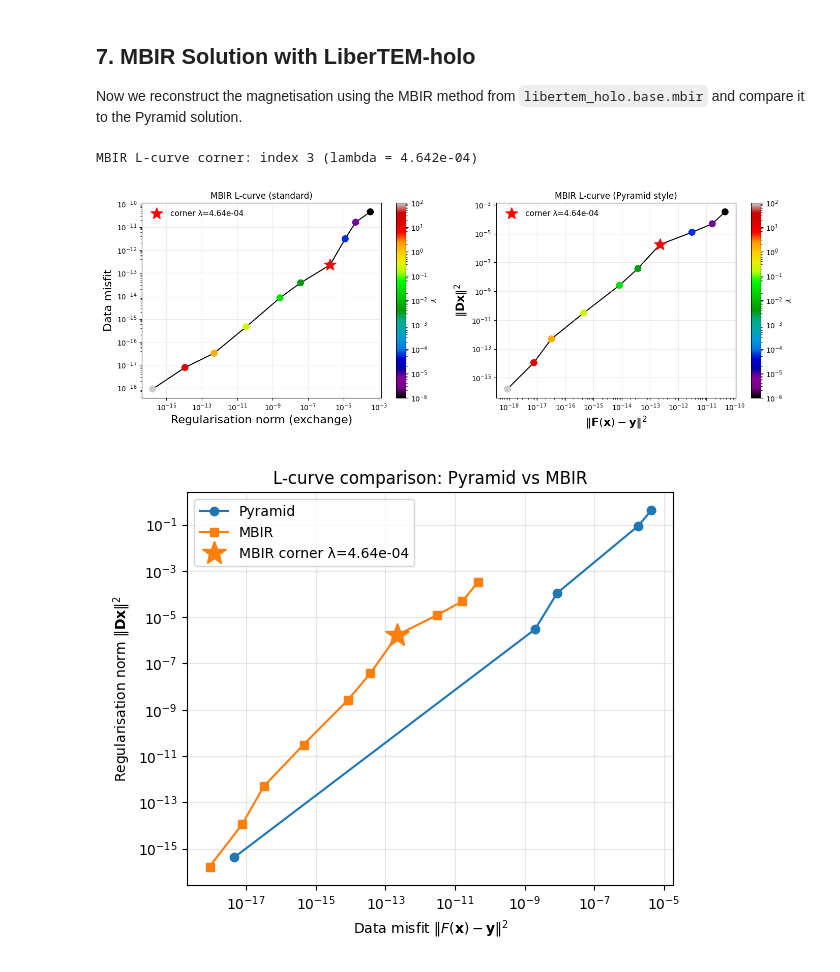
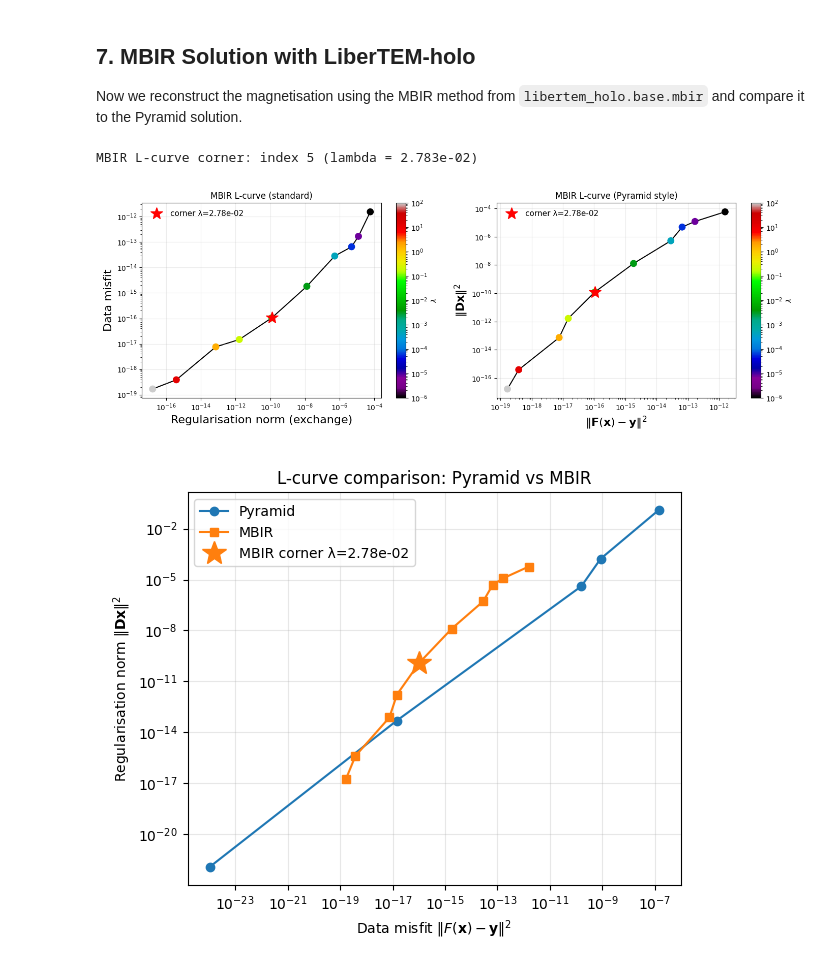
Before and after one commit to LiberTEM/LiberTEM-holo, a Jupyter notebook: notebooks/mbir_and_pyramid.ipynb, the cells around one changed output. Saved outputs shown, nothing was run; the diff lists cells and outputs as text; code cells hidden in the pictures.

```diff
--- a/notebooks/mbir_and_pyramid.ipynb
+++ b/notebooks/mbir_and_pyramid.ipynb
@@ -7,6 +7,7 @@ os.environ["XLA_PYTHON_CLIENT_MEM_FRACTION"] = "0.1"  # Limit XLA to use at most
 
 import numpy as np
 import matplotlib.pyplot as plt
+import unxt as u
 from matplotlib.colors import TwoSlopeNorm
 
 import jax
@@ -29,6 +30,13 @@ from libertem_holo.base.mbir import (
     reconstruct_2d,
  )
 
+
+def array_value(value):
+    if isinstance(value, u.Quantity):
+        return np.asarray(value.value)
+    return np.asarray(value)
+
+
 jax.config.update("jax_enable_x64", True)  # Enable 64-bit precision in JAX
 
 %matplotlib widget
@@ -44,9 +52,10 @@ center = (N//2, N//2, N//2)
 R = 40
 H = 17
 px_size = 7.423
+pixel_size = u.Quantity(px_size, "nm")
 mag_shape = disc(dim=dim, center=center, radius=R, height=H)
 disc_uni = create_mag_dist_homog(mag_shape=mag_shape, phi=np.pi/2)
-b_0 = 4.312
+b_0 = 1.0
 max_iter = 1000
 # %% [markdown]
 ## 1. Create Synthetic Magnetisation Distribution
@@ -241,21 +251,23 @@ Pyramid residual RMS: 0.000000
 ## 7. MBIR Solution with LiberTEM-holo
 Now we reconstruct the magnetisation using the MBIR method from `libertem_holo.base.mbir` and compare it to the Pyramid solution.
 # %%
-lambdas_mbir = np.logspace(-6, 2, num=10)
+lambdas_mbir = u.Quantity(np.logspace(-6, 2, num=10), "rad2")
 lc_mbir = lcurve_sweep_vmap(
-    phase=phase_mag,
+    phase=u.Quantity(phase_mag, "rad"),
     mask=mask,
-    voxel_size_nm=px_size,
+    pixel_size=pixel_size,
     lambdas=lambdas_mbir,
-    b0_tesla=b_0,
     solver="newton_cg",
     pyramid_compat=True,
-    thickness=H
 )
 
-print(f"MBIR L-curve corner: index {lc_mbir.corner_index} (lambda = {lc_mbir.lambdas[lc_mbir.corner_index]:.3e})")
+corner_lambda = lc_mbir.lambdas[lc_mbir.corner_index]
+print(
+    f"MBIR L-curve corner: index {lc_mbir.corner_index} "
+    f"(lambda = {float(corner_lambda.value):.3e})"
+ )
 # %% [output]
-MBIR L-curve corner: index 3 (lambda = 4.642e-04)
+MBIR L-curve corner: index 5 (lambda = 2.783e-02)
 # %%
 # --- Plot MBIR L-curve (standard and Pyramid style) ---
 from libertem_holo.base import mbir as mbir_mod
@@ -267,32 +279,42 @@ axs[1].set_title("MBIR L-curve (Pyramid style)")
 plt.tight_layout()
 plt.show()
 # %% [output]
-[figure, old version]
+[figure, new version]
 # %%
 # --- Overlay L-curve comparison: Pyramid vs MBIR ---
 fig, ax = plt.subplots(figsize=(6, 5))
+
+mbir_data_misfits = array_value(lc_mbir.data_misfits)
+mbir_reg_norms = array_value(lc_mbir.reg_norms)
+mbir_lambdas = array_value(lc_mbir.lambdas)
 
 # Pyramid L-curve (x = data misfit, y = reg norm)
 ax.loglog(x_lcurve_pyramid, y_lcurve_pyramid, 'o-', color='tab:blue', label='Pyramid')
 
 # MBIR L-curve (pyramid_compat=True → forward_diff_norm, same metric)
-ax.loglog(lc_mbir.data_misfits, lc_mbir.reg_norms, 's-', color='tab:orange', label='MBIR')
+ax.loglog(mbir_data_misfits, mbir_reg_norms, 's-', color='tab:orange', label='MBIR')
 
 # Mark corners
 corner_idx_pyr = lcurve.corner_idx if hasattr(lcurve, 'corner_idx') else None
 corner_idx_mbir = lc_mbir.corner_index
 
 if corner_idx_mbir is not None:
-    ax.plot(lc_mbir.data_misfits[corner_idx_mbir],
-            lc_mbir.reg_norms[corner_idx_mbir],
-            '*', ms=18, color='tab:orange', zorder=5, label=f'MBIR corner λ={lc_mbir.lambdas[corner_idx_mbir]:.2e}')
+    ax.plot(
+        mbir_data_misfits[corner_idx_mbir],
+        mbir_reg_norms[corner_idx_mbir],
+        '*',
+        ms=18,
+        color='tab:orange',
+        zorder=5,
+        label=f'MBIR corner λ={mbir_lambdas[corner_idx_mbir]:.2e}'
+    )
 
 ax.set_xlabel(r'Data misfit $\|F(\mathbf{x}) - \mathbf{y}\|^2$')
 ax.set_ylabel(r'Regularisation norm $\|\mathbf{Dx}\|^2$')
 ax.set_title('L-curve comparison: Pyramid vs MBIR')
 ax.legend()
 ax.grid(True, alpha=0.3)
 fig.tight_layout()
 plt.show()
 # %% [output]
-[figure, old version]
+[figure, new version]
```
Also changed, not shown: parts of 9 cells of this notebook, 4 other files.
